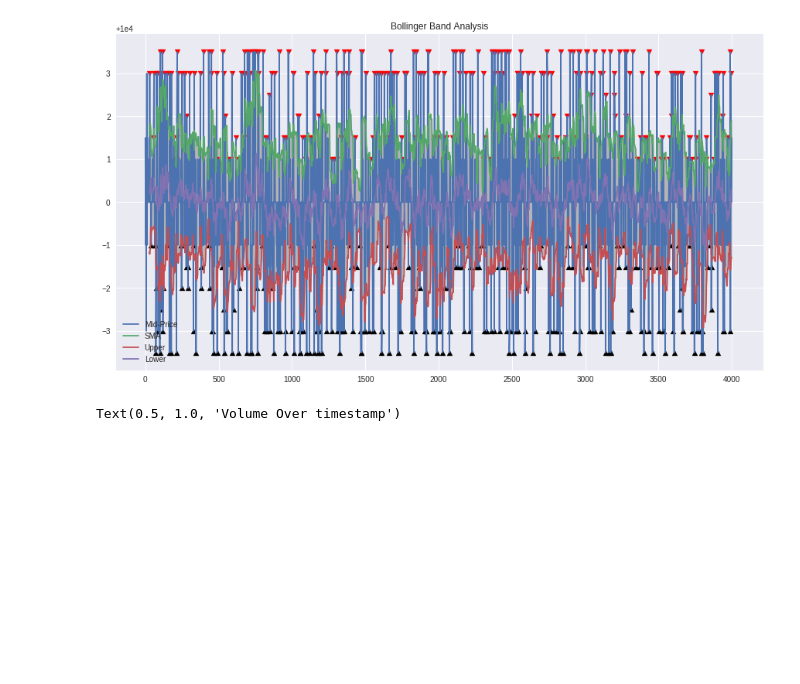
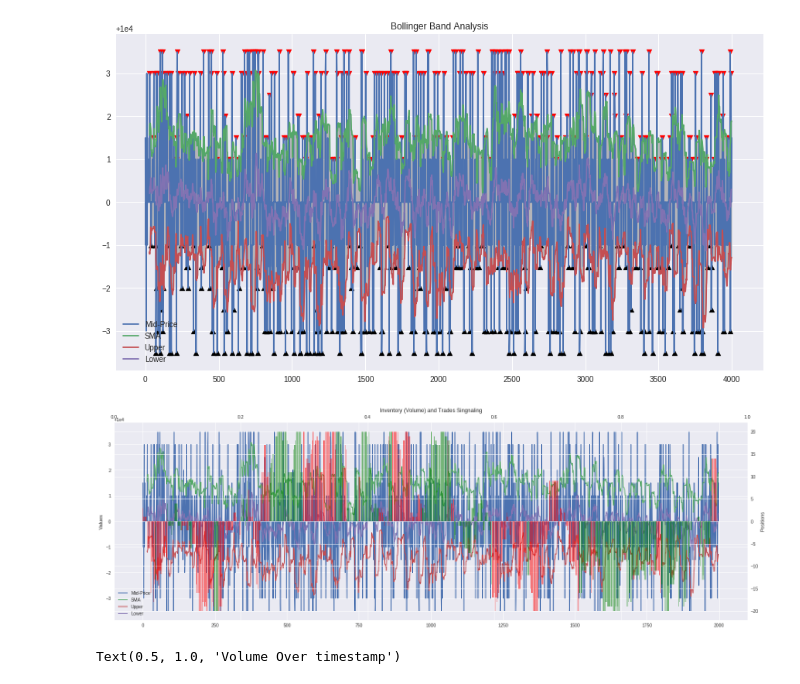
Before and after one commit to IMC-Croissant/AlgoTrading, a Jupyter notebook: Coding/notebooks/bollingers_and_position_analysis.ipynb, the cells around one changed output. Saved outputs shown, nothing was run; the diff lists cells and outputs as text; code cells hidden in the pictures; blank space fills up the shorter version.

```diff
--- a/Coding/notebooks/bollingers_and_position_analysis.ipynb
+++ b/Coding/notebooks/bollingers_and_position_analysis.ipynb
@@ -250,6 +263,22 @@ plt.legend(['Mid-Price', 'SMA', 'Upper', 'Lower'])
 # %% [output]
 <matplotlib.legend.Legend at 0x...>
 [figure]
+# %%
+fig, ax = plt.subplots(figsize = (25,8))
+ax.plot(df_pearl.timestamp / 100, df_pearl[['mid_price', 'Upper', 'Lower', 'SMA15']])
+ax.set_ylabel("Values")
+#ax.fill_between(df_pearl.timestamp / 100, df_pearl.Upper, df_pearl.Lower, color = 'grey', alpha = 0.5)
+#ax.scatter(df_pearl.index[df_banana.Buy_Signal] / 2, df_pearl[df_banana.Buy_Signal].mid_price, marker = '^', color = 'black')
+#ax.scatter(df_pearl.index[df_banana.Sell_Signal] / 2, df_pearl[df_banana.Sell_Signal].mid_price, marker = 'v', color = 'red')
+
+ax.legend(['Mid-Price', 'SMA', 'Upper', 'Lower'])
+ax_twinx, ax_twiny = ax.twinx(), ax.twiny()
+ax_twinx.bar(df_positions.index, df_positions.PEARLS, color = palette, alpha=0.5)
+ax_twinx.set_ylabel("Positions")
+plt.title('Inventory (Volume) and Trades Singnaling')
+plt.show()
+# %% [output]
+[figure, added]
 # %%
 volume_plot = plt.figure(figsize=(25, 8))
 #df_positions.plot.bar(y='BANANAS', use_index=True)
```
Also changed, not shown: parts of 2 cells of this notebook.
